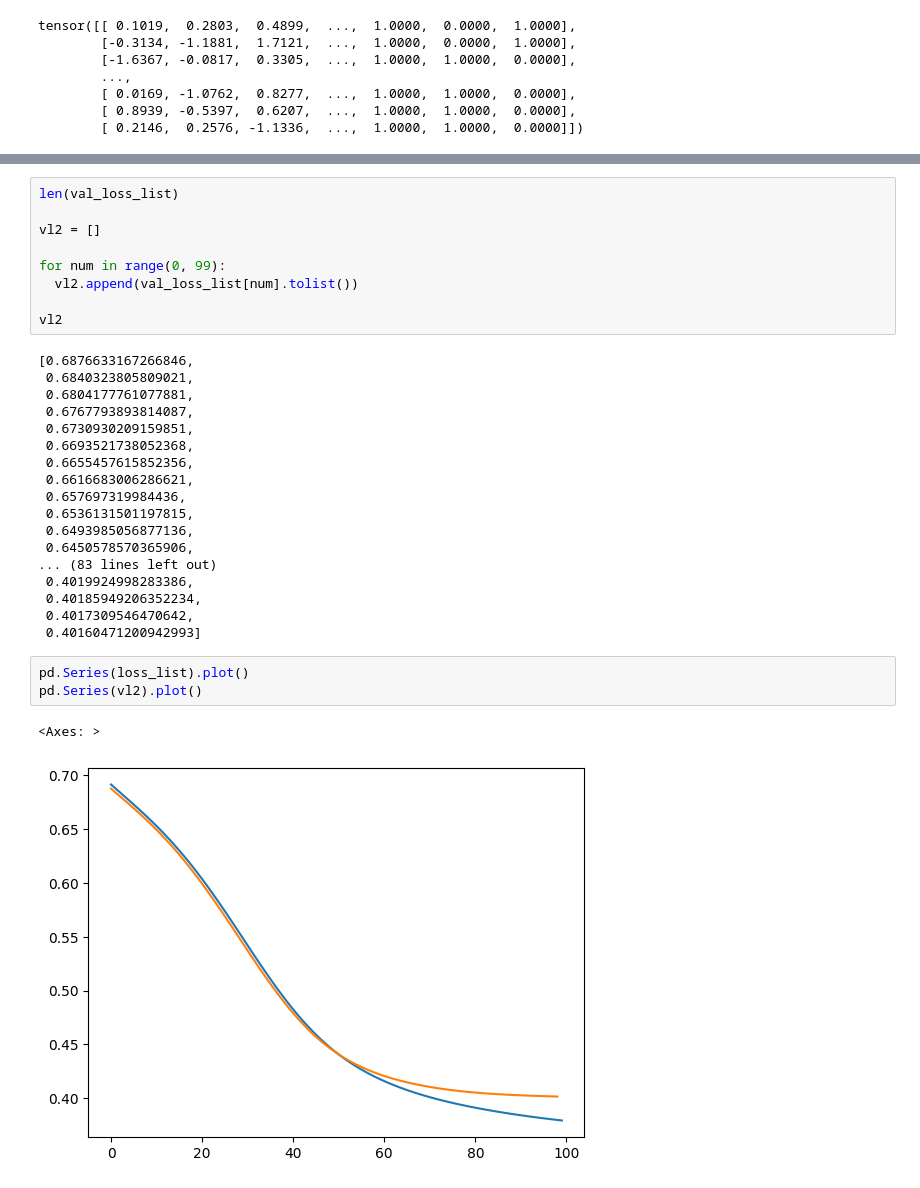
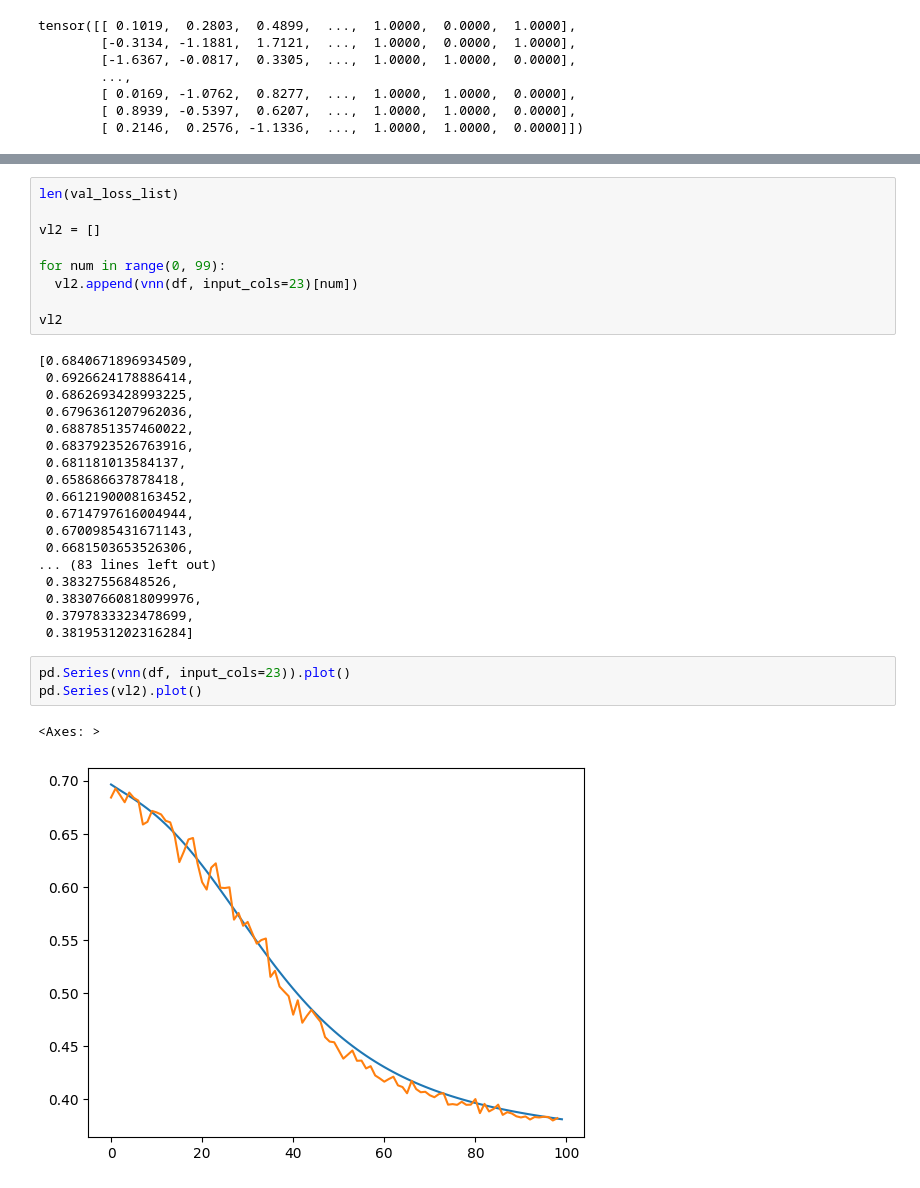
Before and after one commit to carn51/Assignment-1, a Jupyter notebook: 241026.ipynb, the cells around one changed output, grey strips where cells are left out. Cells and saved outputs as stored; diff of their text form.

```diff
--- a/241026.ipynb
+++ b/241026.ipynb
@@ -250,30 +247,30 @@ len(val_loss_list)
 vl2 = []
 
 for num in range(0, 99):
-  vl2.append(val_loss_list[num].tolist())
+  vl2.append(vnn(df, input_cols=23)[num])
 
 vl2
 # %% [output]
-[0.6876633167266846,
- 0.6840323805809021,
- 0.6804177761077881,
- 0.6767793893814087,
- 0.6730930209159851,
- 0.6693521738052368,
- 0.6655457615852356,
- 0.6616683006286621,
- 0.657697319984436,
- 0.6536131501197815,
- 0.6493985056877136,
- 0.6450578570365906,
+[0.6840671896934509,
+ 0.6926624178886414,
+ 0.6862693428993225,
+ 0.6796361207962036,
+ 0.6887851357460022,
+ 0.6837923526763916,
+ 0.681181013584137,
+ 0.658686637878418,
+ 0.6612190008163452,
+ 0.6714797616004944,
+ 0.6700985431671143,
+ 0.6681503653526306,
 ... (83 lines left out)
- 0.4019924998283386,
- 0.40185949206352234,
- 0.4017309546470642,
- 0.40160471200942993]
+ 0.38327556848526,
+ 0.38307660818099976,
+ 0.3797833323478699,
+ 0.3819531202316284]
 # %%
-pd.Series(loss_list).plot()
+pd.Series(vnn(df, input_cols=23)).plot()
 pd.Series(vl2).plot()
 # %% [output]
 <Axes: >
-[figure, old version]
+[figure, new version]
```
Also changed, not shown: parts of 1 cell of this notebook.
